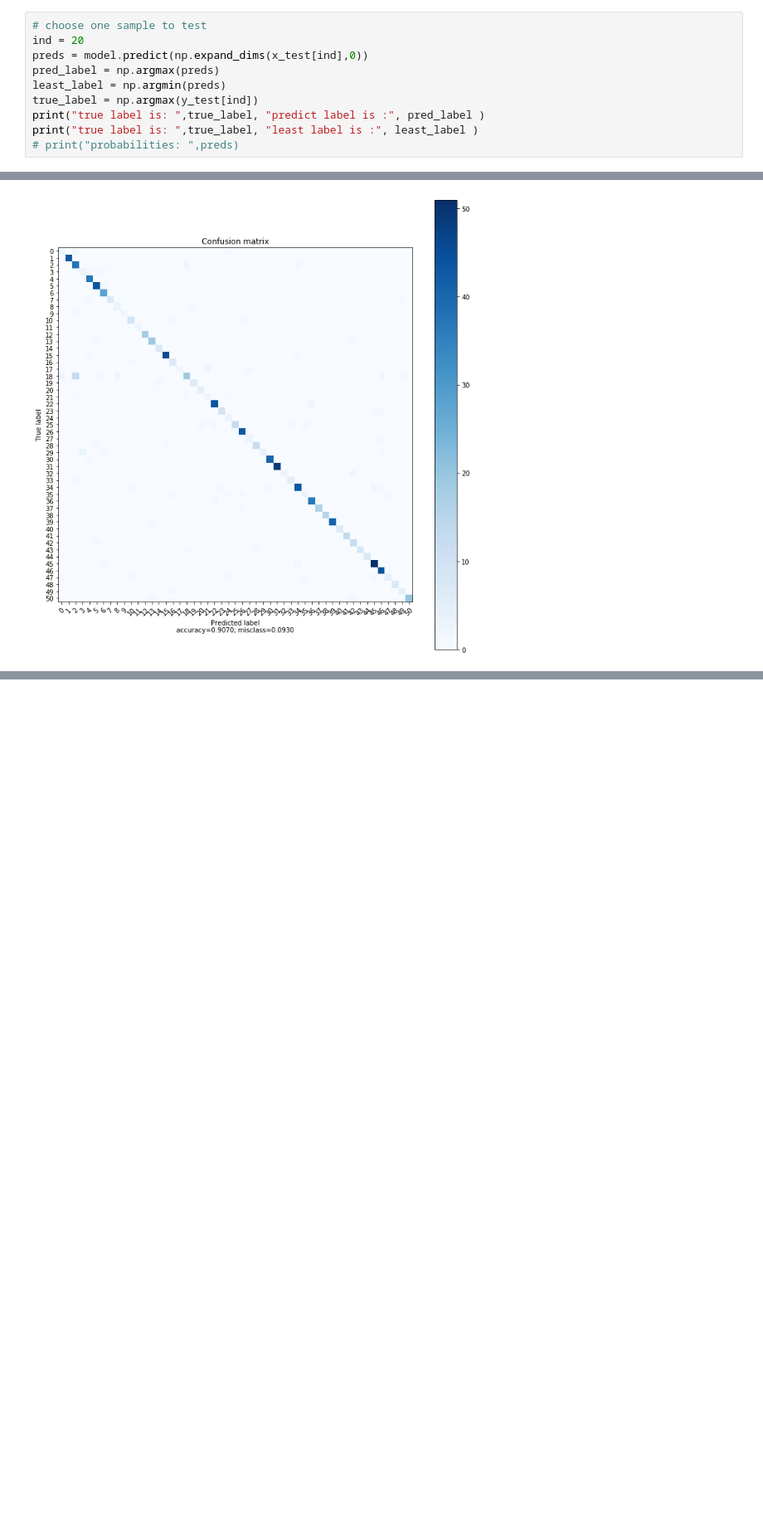
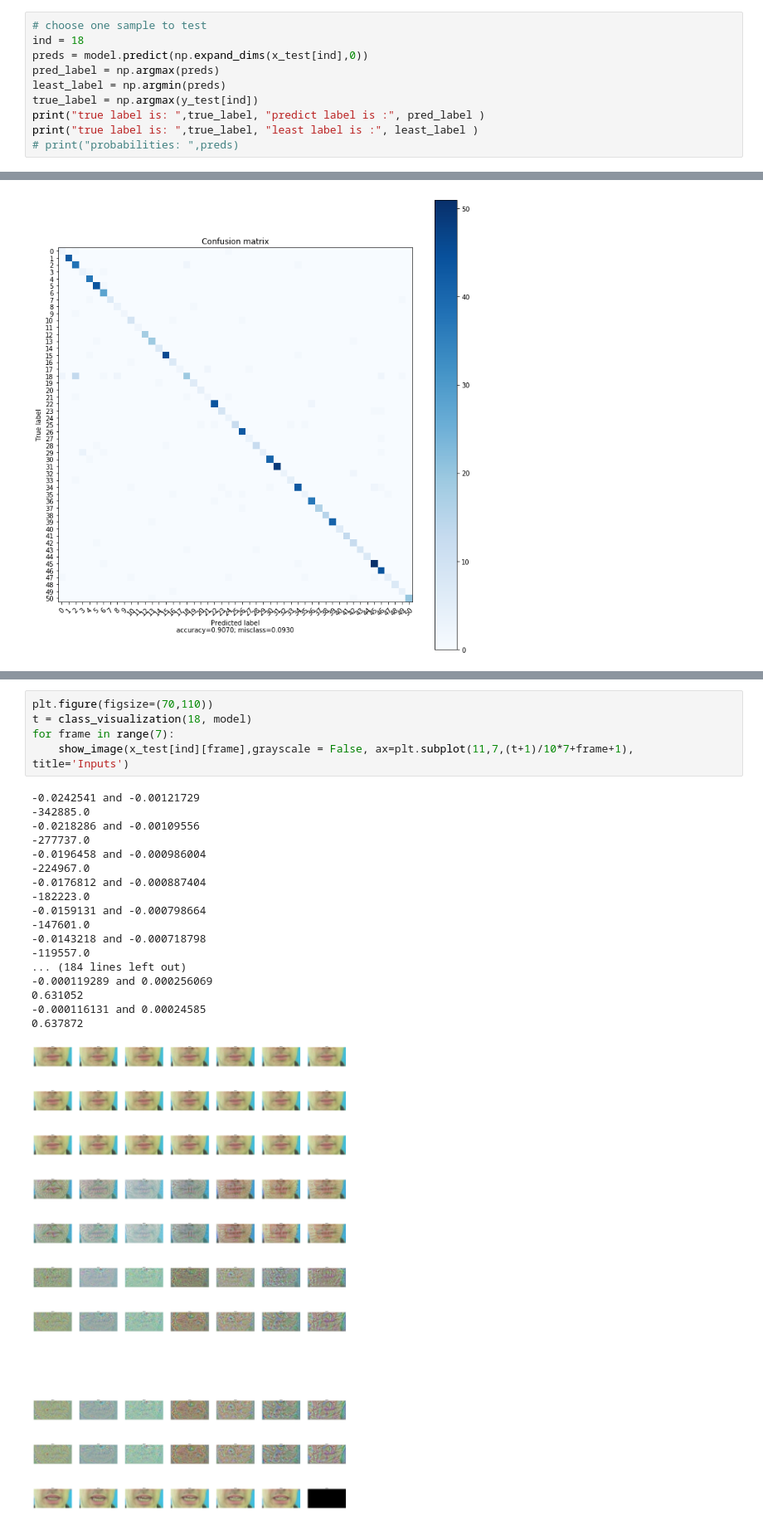
Before and after one commit to danisbet/machine-lip-reading, a Jupyter notebook: vis.ipynb, the cells around one changed output, grey strips where cells are left out. Shown at 83% size. Cells and saved outputs as stored; diff of their text form; blank space fills up the shorter version.

```diff
--- a/vis.ipynb
+++ b/vis.ipynb
@@ -175,7 +173,7 @@ Non-trainable params: 0.0
 _________________________________________________________________
 # %%
 # choose one sample to test
-ind = 20
+ind = 18
 preds = model.predict(np.expand_dims(x_test[ind],0))
 pred_label = np.argmax(preds)
 least_label = np.argmin(preds)
@@ -362,0 +421,24 @@ plot_confusion_matrix(cm = cm, target_names = range(51), title='Confusion matrix
+# %%
+plt.figure(figsize=(70,110))
+t = class_visualization(18, model)
+for frame in range(7):
+    show_image(x_test[ind][frame],grayscale = False, ax=plt.subplot(11,7,(t+1)/10*7+frame+1), title='Inputs')
+# %% [output]
+-0.0242541 and -0.00121729
+-342885.0
+-0.0218286 and -0.00109556
+-277737.0
+-0.0196458 and -0.000986004
+-224967.0
+-0.0176812 and -0.000887404
+-182223.0
+-0.0159131 and -0.000798664
+-147601.0
+-0.0143218 and -0.000718798
+-119557.0
+... (184 lines left out)
+-0.000119289 and 0.000256069
+0.631052
+-0.000116131 and 0.00024585
+0.637872
+[figure, added]
```
Also changed, not shown: parts of 9 cells of this notebook.
